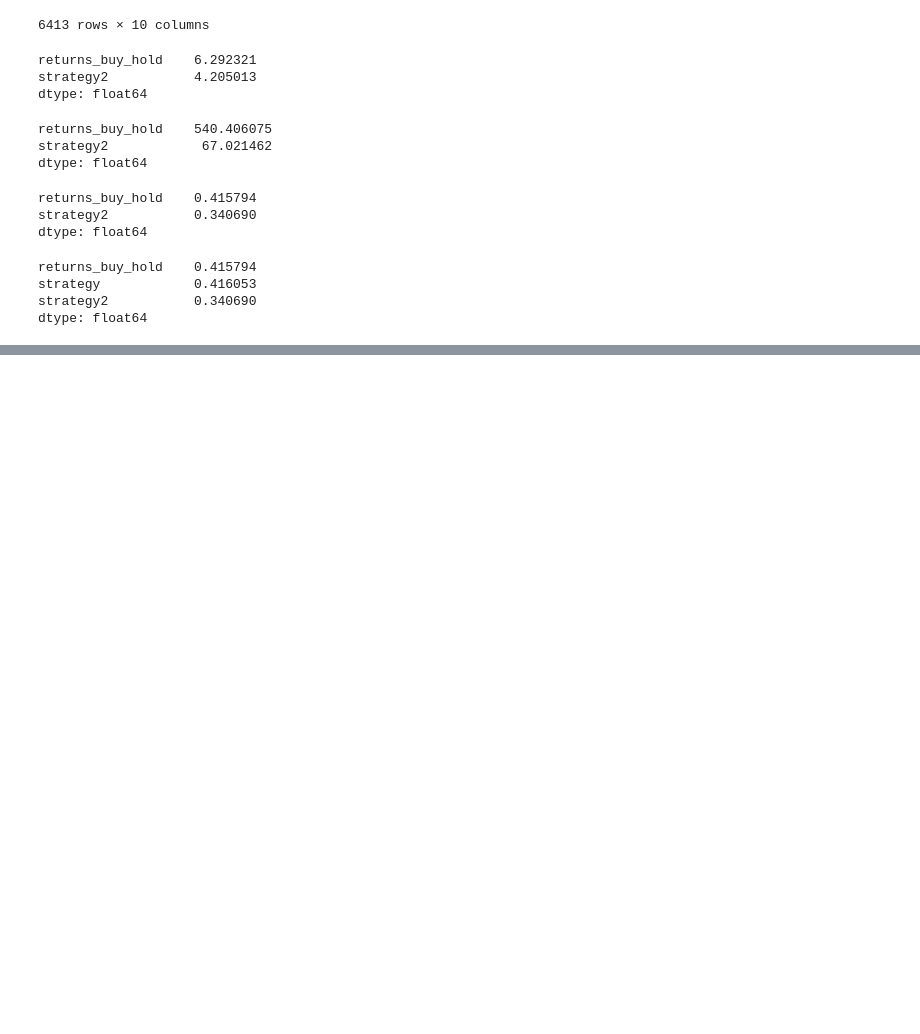
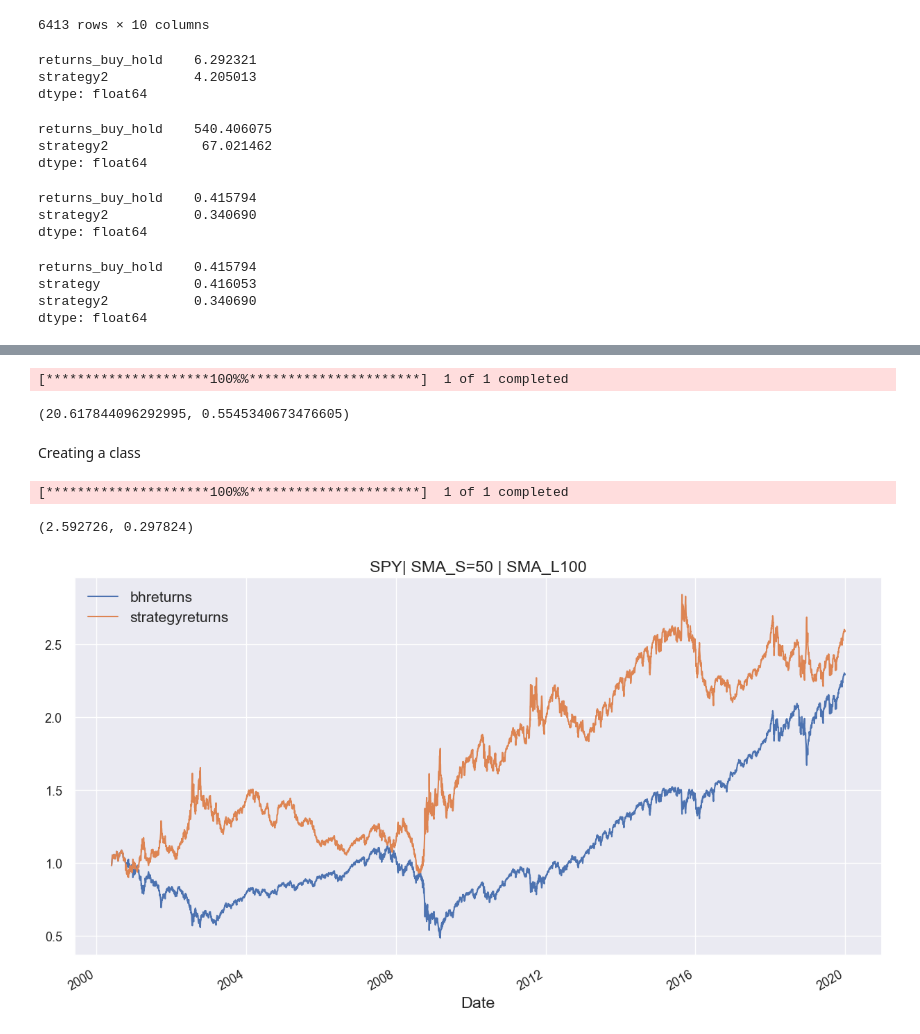
Before and after one commit to 0xtomotech/algo_trading_project0, a Jupyter notebook: script1.ipynb, the cells around one changed output, grey strips where cells are left out. Drawn from its saved outputs; the diff is of its cells as text; code cells hidden in the pictures; blank space fills up the shorter version.

```diff
--- a/script1.ipynb
+++ b/script1.ipynb
@@ -1550,0 +1568,58 @@ dtype: float64
+# %%
+test_strategy("TSLA", "2014-01-01", "2024-01-01", [50, 100])
+# %% [output]
+[*********************100%%**********************]  1 of 1 completed
+(20.617844096292995, 0.5545340673476605)
+# %% [markdown]
+Creating a class
+# %%
+class SMABacktester():
+    def __init__(self, symbol, SMA_S, SMA_L, start, end):
+        self.symbol = symbol
+        self.SMA_S = SMA_S
+        self.SMA_L = SMA_L
+        self.start = start
+        self.end = end
+        self.results = None
+        self.get_data()
+
+    def get_data(self):
+        df = yf.download(self.symbol, self.start, self.end)
+        data = df.Close.to_frame()
+        data["returns"] = np.log(data.Close.div(data.Close.shift(1)))
+        data["SMA_S"] = data.Close.rolling(window=int(self.SMA_S)).mean()
+        data["SMA_L"] = data.Close.rolling(window=int(self.SMA_L)).mean()
+        self.data2 = data
+
+        return data
+
+    def test_results(self):
+        data = self.data2.copy().dropna()
+        data["position"] = np.where(data["SMA_S"]>data["SMA_L"], 1, -1)
+        data["strategy"] = data["returns"] * data["position"].shift(1)
+        data.dropna(inplace=True)
+        data["bhreturns"] = data["returns"].cumsum().apply(np.exp)
+        data["strategyreturns"] = data["strategy"].cumsum().apply(np.exp)
+        self.results = data
+        perf = data["strategyreturns"].iloc[-1] # Get last row
+        outperf = perf - data["bhreturns"].iloc[-1]
+        return round(perf, 6), round(outperf, 6)
+
+    def plot_results(self):
+        if self.results is None:
+            print("No results to plot. Run the test first pls! :)")
+        else:
+            title="{}| SMA_S={} | SMA_L{}".format(self.symbol,self.SMA_S, self.SMA_L)
+            self.results[["bhreturns", "strategyreturns"]].plot(figsize=(15,8), fontsize=13, title=title)
+# %%
+tester= SMABacktester("SPY",50,100, "2000-01-01","2020-01-01")
+# %% [output]
+[*********************100%%**********************]  1 of 1 completed
+# %%
+tester.test_results()
+# %% [output]
+(2.592726, 0.297824)
+# %%
+tester.plot_results()
+# %% [output]
+[figure, added]
```
Also changed, not shown: parts of 2 cells of this notebook, 1 other file.
